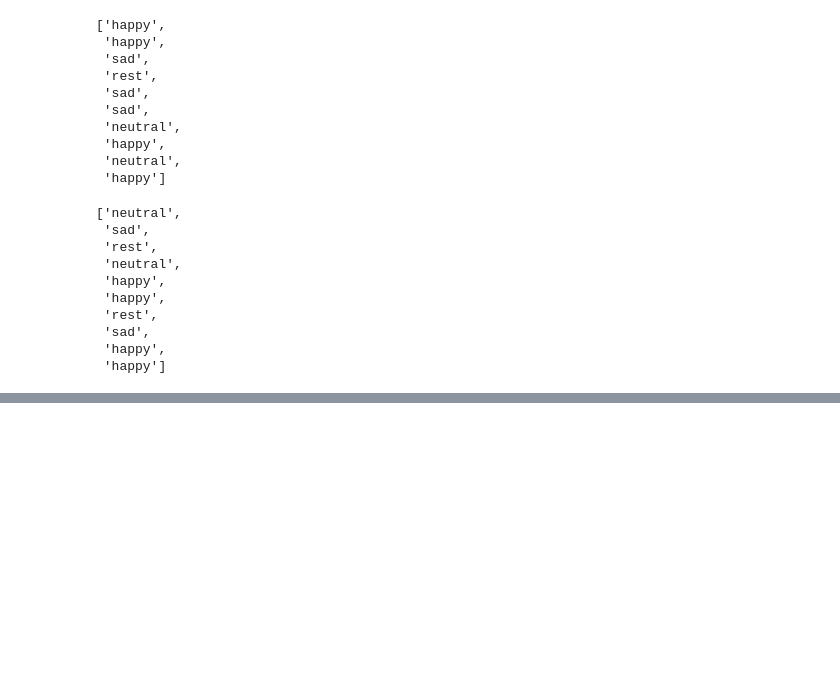
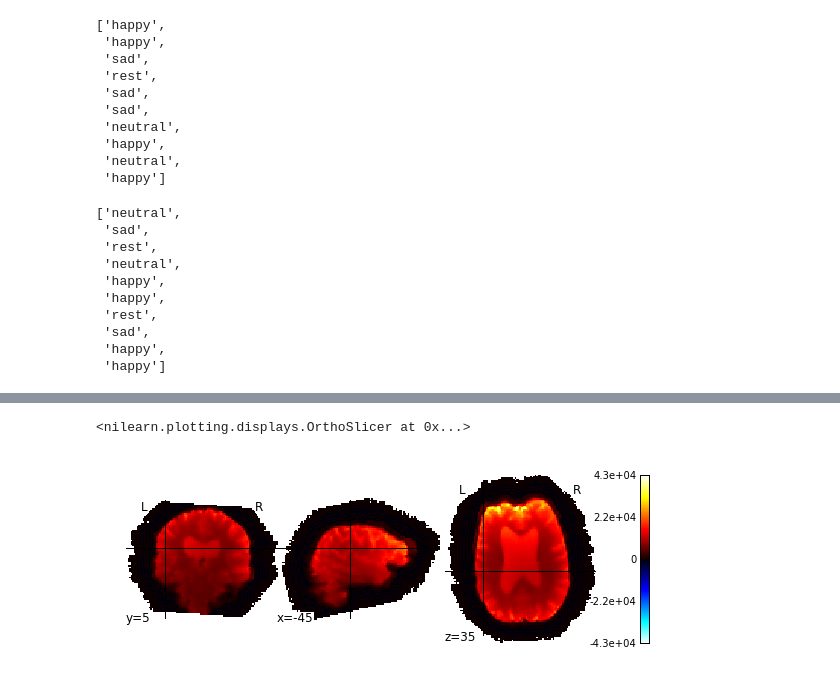
Before and after one commit to sitek/multivariate-fmri, a Jupyter notebook: multivariate-fmri.ipynb, the cells around one changed output, grey strips where cells are left out. Drawn from its saved outputs; the diff is of its cells as text; code cells hidden in the pictures; blank space fills up the shorter version.

```diff
--- a/multivariate-fmri.ipynb
+++ b/multivariate-fmri.ipynb
@@ -249,0 +165,5 @@ TV-l1 classification accuracy : 95.5556%
+# %%
+run1_data = nib.load('data/corr_voice978_task005_run001.nii.gz')
+run2_data = nib.load('data/corr_voice978_task005_run002.nii.gz')
+one_time1 = image.index_img(run1_data, 0)
+one_time2 = image.index_img(run2_data, 0)
@@ -249,0 +201,5 @@ TV-l1 classification accuracy : 95.5556%
+# %%
+plotting.plot_stat_map(one_time1,cut_coords=(-45,5,35),bg_img=None)
+# %% [output]
+<nilearn.plotting.displays.OrthoSlicer at 0x...>
+[figure, added]
```
Also changed, not shown: parts of 21 cells of this notebook, 8 other files.
